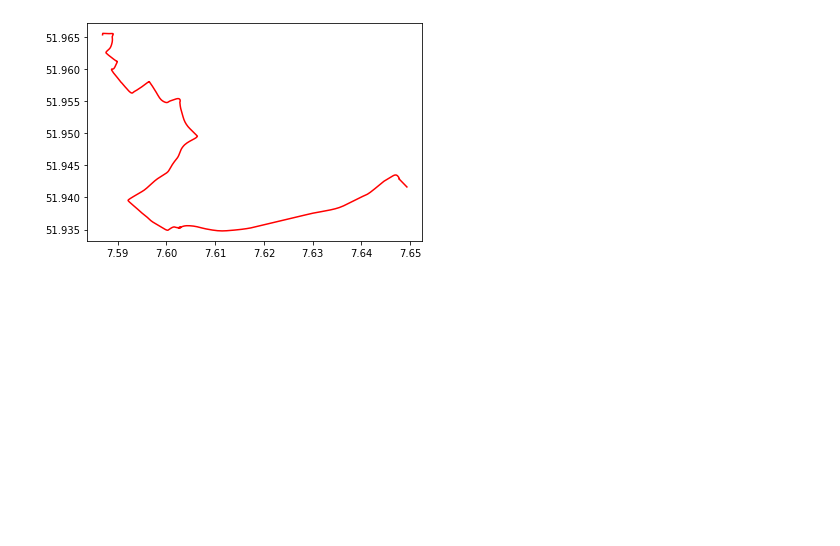
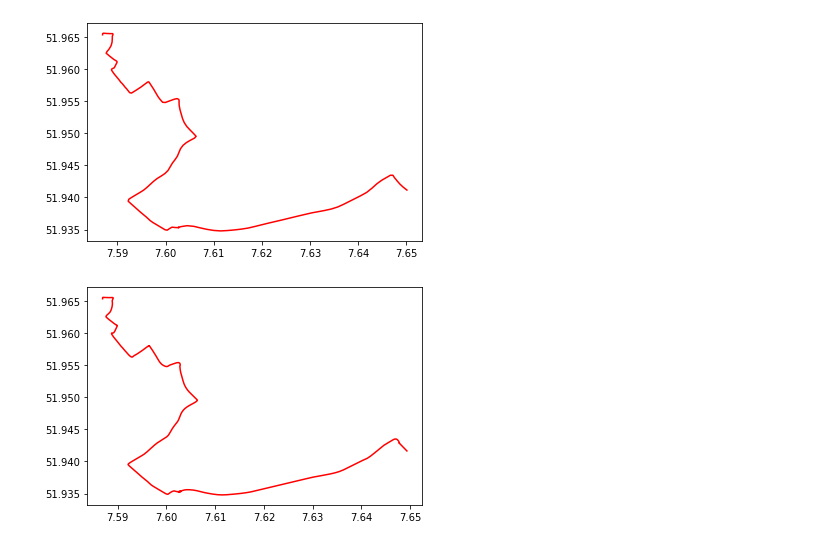
Before and after one commit to enviroCar/envirocar-py, a Jupyter notebook: examples/trajectories_preprocessing.ipynb, the cells around one changed output. Cells and saved outputs as stored; diff of their text form; code cells hidden in the pictures; blank space fills up the shorter version.

Commit message:
plot unclean and non-interpolated data

```diff
--- a/examples/trajectories_preprocessing.ipynb
+++ b/examples/trajectories_preprocessing.ipynb
@@ -32,3 +34,14 @@ Hello from preprocessing!
+# %%
+import matplotlib.pyplot as plt
+# Simple visualization of the raw trajectory
+fig, ax = plt.subplots()
+single_track_new = single_track
+single_track_new['lat'] = single_track['geometry'].apply(lambda coord: coord.y)
+single_track_new['lng'] = single_track['geometry'].apply(lambda coord: coord.x)
+ax.plot(single_track_new['lng'], single_track_new['lat'], 'r-')
+plt.show()
+# %% [output]
+[figure, added]
 # %%
 import matplotlib.pyplot as plt
 
```
Also changed, not shown: parts of 4 cells of this notebook.
